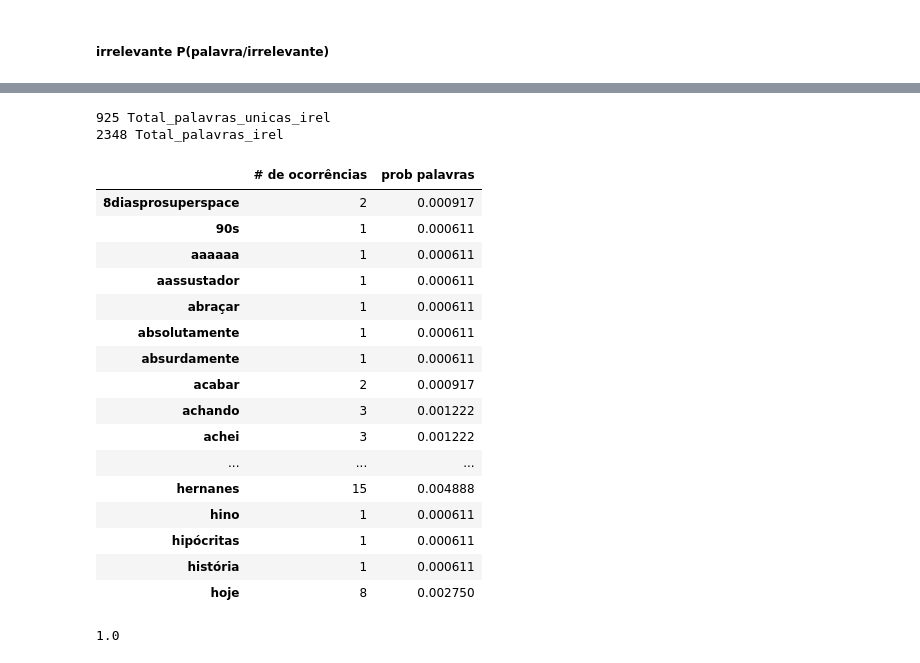
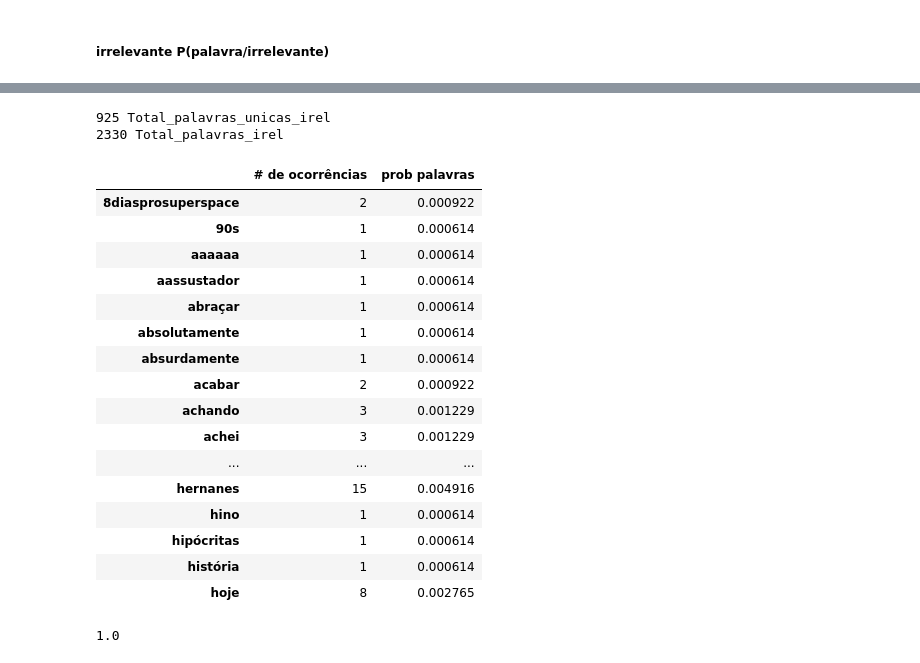
Before and after one commit to RafaelNiccheri/P1-Cdados21_2, a Jupyter notebook: Projeto_1.1.ipynb, the cells around one changed output, grey strips where cells are left out. Saved outputs shown, nothing was run; the diff lists cells and outputs as text; code cells hidden in the pictures.

```diff
--- a/Projeto_1.1.ipynb
+++ b/Projeto_1.1.ipynb
@@ -477,33 +477,33 @@ qremove_options_rel['prob palavras'].sum()
 # %%
-Total_palavras_unicas_irel = qremove_options_irel.reset_index()['index'].value_counts().sum()
+Total_palavras_unicas_irel = qremove_options_irel['# de ocorrências'].size  # reset_index()['index'].value_counts().sum()
 print(Total_palavras_unicas_irel, 'Total_palavras_unicas_irel')
 
 Total_palavras_irel = qremove_options_irel['# de ocorrências'].sum()
 print(Total_palavras_irel, 'Total_palavras_irel')
 
-qremove_options_irel['prob palavras'] = (qremove_options_irel['# de ocorrências'] + 1)/(Total_palavras_irel + Total_palavras_unicas_irel)
+qremove_options_irel['prob palavras'] = (qremove_options_irel['# de ocorrências'] + 1)/(Total_palavras_unicas_irel + Total_palavras_irel)
 # qremove_options_irel['prob palavras'] = (qremove_options_irel['# de ocorrências'] + 1)/(Total_palavras_irel + Todas_palavras)
 pd.DataFrame(qremove_options_irel)
 # %% [output]
 925 Total_palavras_unicas_irel
-2348 Total_palavras_irel
+2330 Total_palavras_irel
 |  | # de ocorrências | prob palavras |
-| 8diasprosuperspace | 2 | 0.000917 |
-| 90s | 1 | 0.000611 |
-| aaaaaa | 1 | 0.000611 |
-| aassustador | 1 | 0.000611 |
-| abraçar | 1 | 0.000611 |
-| absolutamente | 1 | 0.000611 |
-| absurdamente | 1 | 0.000611 |
-| acabar | 2 | 0.000917 |
-| achando | 3 | 0.001222 |
-| achei | 3 | 0.001222 |
+| 8diasprosuperspace | 2 | 0.000922 |
+| 90s | 1 | 0.000614 |
+| aaaaaa | 1 | 0.000614 |
+| aassustador | 1 | 0.000614 |
+| abraçar | 1 | 0.000614 |
+| absolutamente | 1 | 0.000614 |
+| absurdamente | 1 | 0.000614 |
+| acabar | 2 | 0.000922 |
+| achando | 3 | 0.001229 |
+| achei | 3 | 0.001229 |
 | ... | ... | ... |
-| hernanes | 15 | 0.004888 |
-| hino | 1 | 0.000611 |
-| hipócritas | 1 | 0.000611 |
-| história | 1 | 0.000611 |
-| hoje | 8 | 0.002750 |
+| hernanes | 15 | 0.004916 |
+| hino | 1 | 0.000614 |
+| hipócritas | 1 | 0.000614 |
+| história | 1 | 0.000614 |
+| hoje | 8 | 0.002765 |
 # %%
 print(qremove_options_irel['prob palavras'].sum())
 # %% [output]
```
Also changed, not shown: parts of 14 cells of this notebook, 1 other file.
